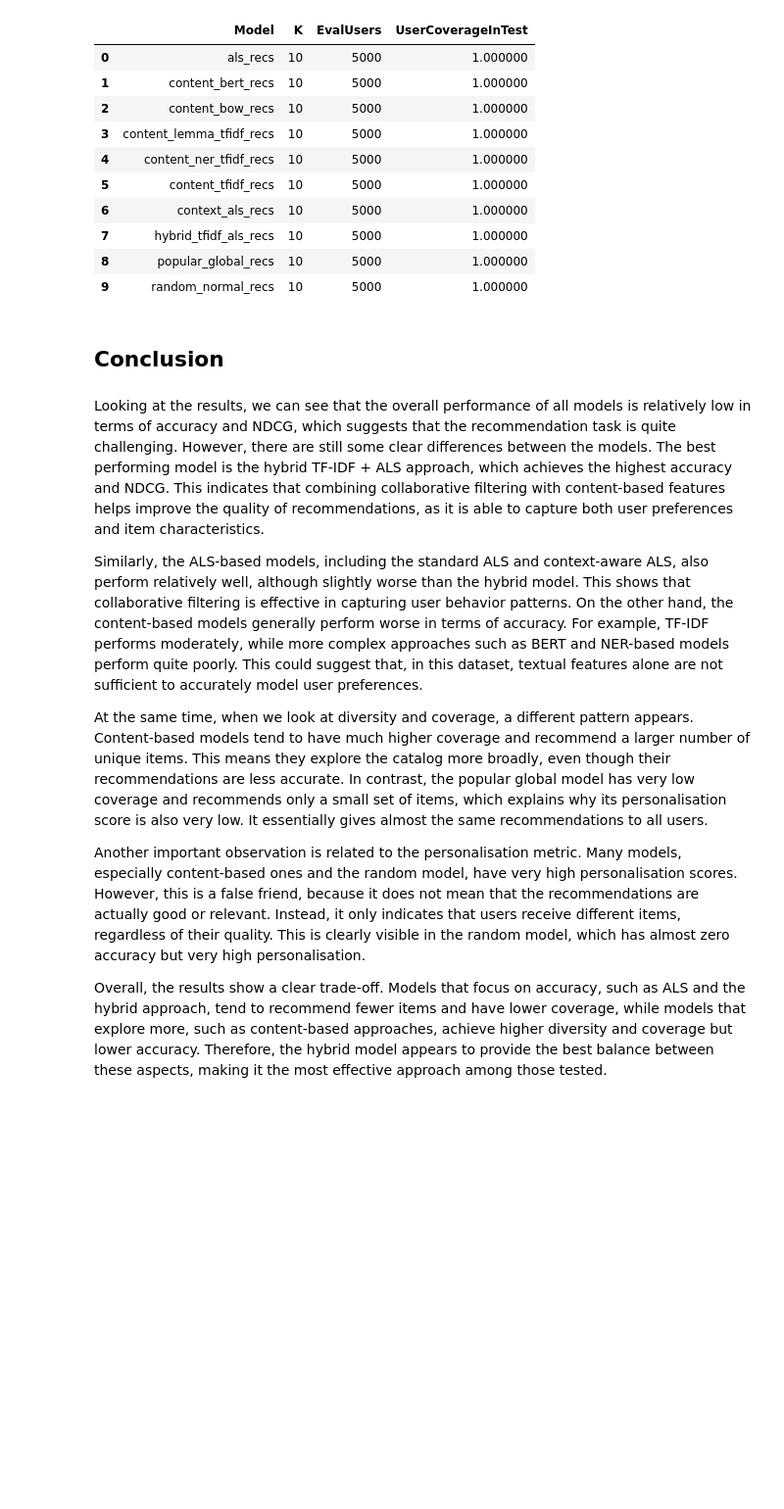
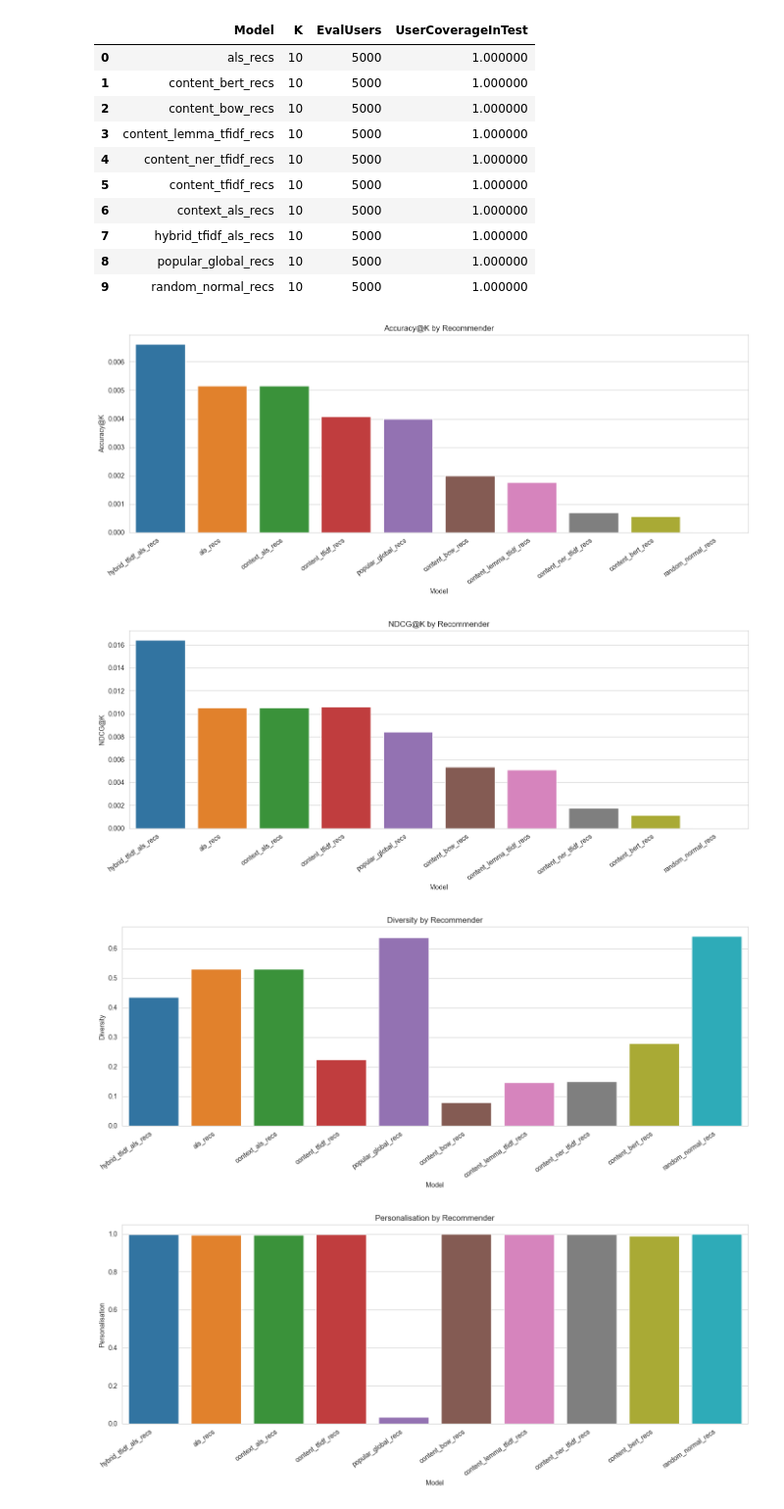
Before and after one commit to sofiiaavetisian/wine-recommendation-system, a Jupyter notebook: comparison/compare_all_models_metrics.ipynb, the cells around one changed output. Shown at 98% size. Drawn from its saved outputs; the diff is of its cells as text; code cells hidden in the pictures; blank space fills up the shorter version.

Commit message:
add graphs to comparison

```diff
--- a/comparison/compare_all_models_metrics.ipynb
+++ b/comparison/compare_all_models_metrics.ipynb
@@ -294,15 +304,43 @@ coverage_flags
 | 7 | hybrid_tfidf_als_recs | 10 | 5000 | 1.000000 |
 | 8 | popular_global_recs | 10 | 5000 | 1.000000 |
 | 9 | random_normal_recs | 10 | 5000 | 1.000000 |
-# %% [markdown]
-## Conclusion
-# %% [markdown]
-Looking at the results, we can see that the overall performance of all models is relatively low in terms of accuracy and NDCG, which suggests that the recommendation task is quite challenging. However, there are still some clear differences between the models. The best performing model is the hybrid TF-IDF + ALS approach, which achieves the highest accuracy and NDCG. This indicates that combining collaborative filtering with content-based features helps improve the quality of recommendations, as it is able to capture both user preferences and item characteristics.
-
-Similarly, the ALS-based models, including the standard ALS and context-aware ALS, also perform relatively well, although slightly worse than the hybrid model. This shows that collaborative filtering is effective in capturing user behavior patterns. On the other hand, the content-based models generally perform worse in terms of accuracy. For example, TF-IDF performs moderately, while more complex approaches such as BERT and NER-based models perform quite poorly. This could suggest that, in this dataset, textual features alone are not sufficient to accurately model user preferences.
-
-At the same time, when we look at diversity and coverage, a different pattern appears. Content-based models tend to have much higher coverage and recommend a larger number of unique items. This means they explore the catalog more broadly, even though their recommendations are less accurate. In contrast, the popular global model has very low coverage and recommends only a small set of items, which explains why its personalisation score is also very low. It essentially gives almost the same recommendations to all users.
-
-Another important observation is related to the personalisation metric. Many models, especially content-based ones and the random model, have very high personalisation scores. However, this is a false friend, because it does not mean that the recommendations are actually good or relevant. Instead, it only indicates that users receive different items, regardless of their quality. This is clearly visible in the random model, which has almost zero accuracy but very high personalisation.
-
-Overall, the results show a clear trade-off. Models that focus on accuracy, such as ALS and the hybrid approach, tend to recommend fewer items and have lower coverage, while models that explore more, such as content-based approaches, achieve higher diversity and coverage but lower accuracy. Therefore, the hybrid model appears to provide the best balance between these aspects, making it the most effective approach among those tested.
+# %%
+sns.set_style("whitegrid")
+
+if "comparison_df" not in globals():
+    raise NameError("comparison_df is not defined. Run the evaluation cell first.")
+
+metrics = ["Accuracy@K", "NDCG@K", "Diversity", "Personalisation", "Coverage"]
+
+plot_df = comparison_df.copy()
+plot_df["K"] = plot_df["K"].astype(str)
+
+for metric in metrics:
+    plt.figure(figsize=(14, 6))
+
+    ax = sns.barplot(
+        data=plot_df,
+        x="Model",
+        y=metric,
+        hue="Model",   # different color per recommender
+        dodge=False    # keeps one bar per model position
+    )
+
+    ax.set_title(f"{metric} by Recommender")
+    ax.set_xlabel("Model")
+    ax.set_ylabel(metric)
+
+    # align and rotate recommender names
+    plt.xticks(rotation=35, ha="right")
+
+    # remove duplicated legend since colors already match model names
+    if ax.legend_ is not None:
+        ax.legend_.remove()
+
+    plt.tight_layout()
+    plt.show()
+# %% [output]
+[figure, added]
+[figure, added]
+[figure, added]
+[figure, added]
```
Also changed, not shown: parts of 5 cells of this notebook.
